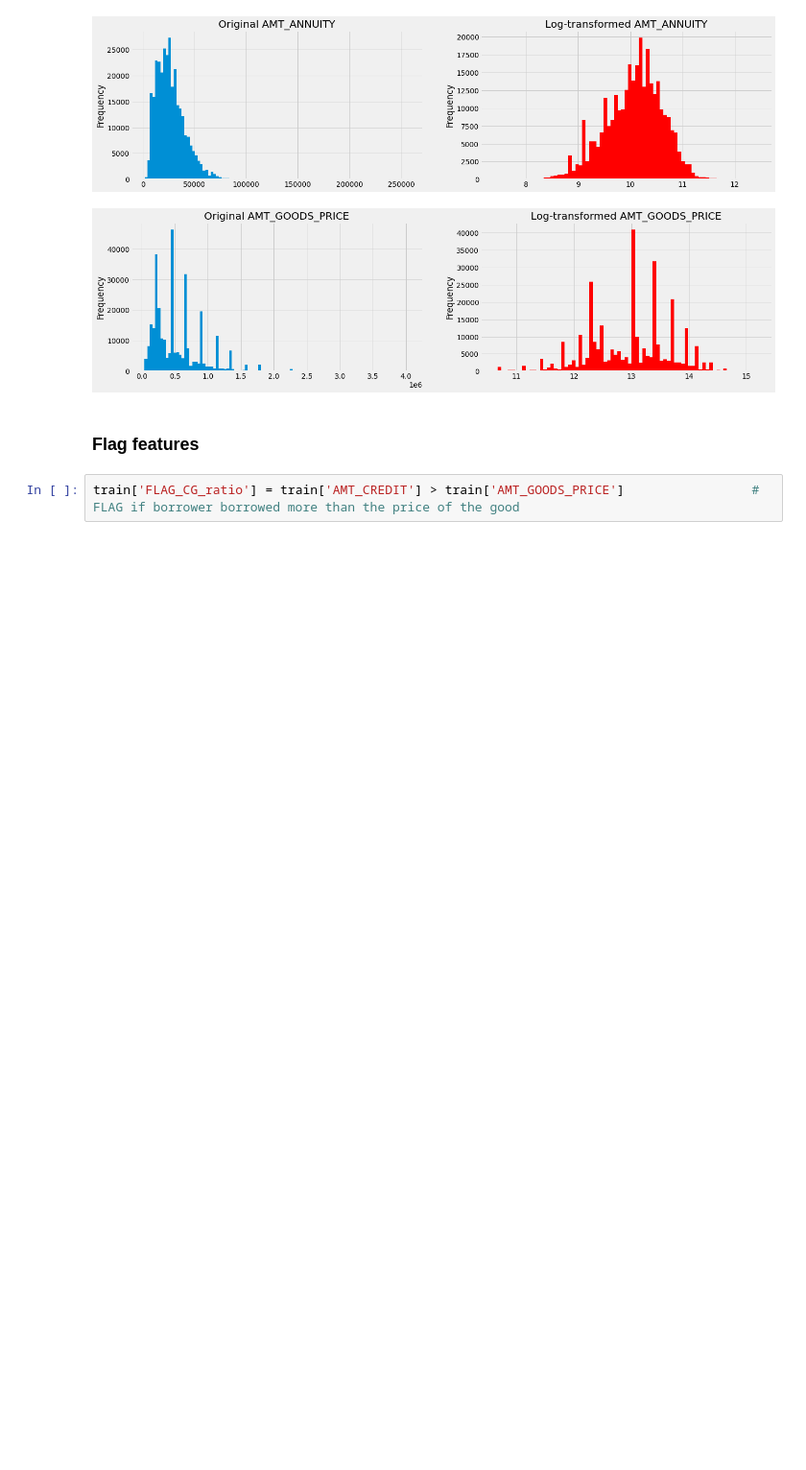
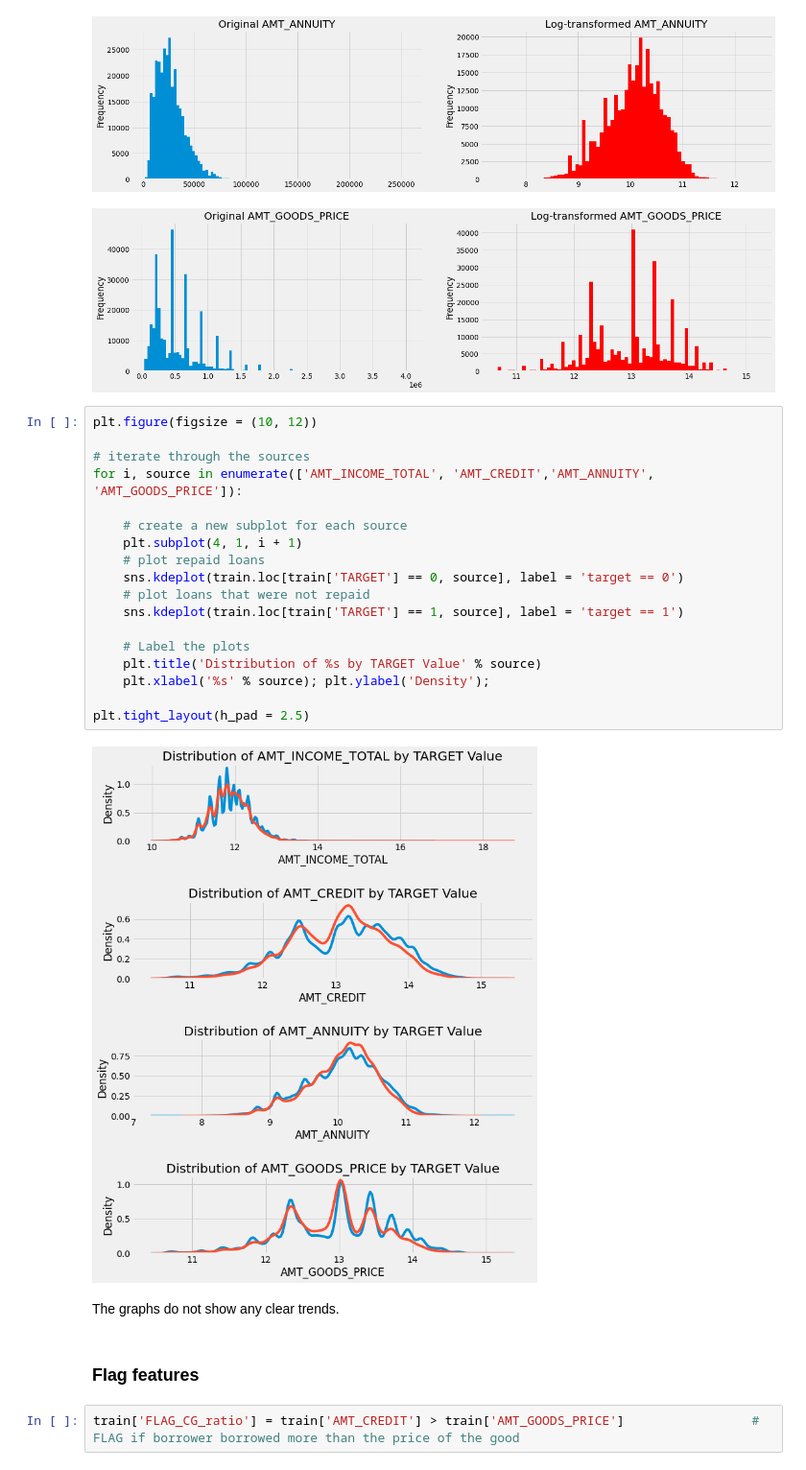
Before and after one commit to tuedoan569/Home-Credit-Default-Risk, a Jupyter notebook: Home Credit Default Risk.ipynb, the cells around one changed output. Shown at 96% size. Cells and saved outputs as stored; diff of their text form; blank space fills up the shorter version.

```diff
--- a/Home Credit Default Risk.ipynb
+++ b/Home Credit Default Risk.ipynb
@@ -566,6 +589,28 @@ for col in ['AMT_INCOME_TOTAL', 'AMT_CREDIT','AMT_ANNUITY', 'AMT_GOODS_PRICE']:
 [figure]
 [figure]
 [figure]
+# %%
+plt.figure(figsize = (10, 12))
+
+# iterate through the sources
+for i, source in enumerate(['AMT_INCOME_TOTAL', 'AMT_CREDIT','AMT_ANNUITY', 'AMT_GOODS_PRICE']):
+
+    # create a new subplot for each source
+    plt.subplot(4, 1, i + 1)
+    # plot repaid loans
+    sns.kdeplot(train.loc[train['TARGET'] == 0, source], label = 'target == 0')
+    # plot loans that were not repaid
+    sns.kdeplot(train.loc[train['TARGET'] == 1, source], label = 'target == 1')
+
+    # Label the plots
+    plt.title('Distribution of %s by TARGET Value' % source)
+    plt.xlabel('%s' % source); plt.ylabel('Density');
+
+plt.tight_layout(h_pad = 2.5)
+# %% [output]
+[figure, added]
+# %% [markdown]
+The graphs do not show any clear trends.
 # %% [markdown]
 ### Flag features
 # %%
```
Also changed, not shown: parts of 23 cells of this notebook.
